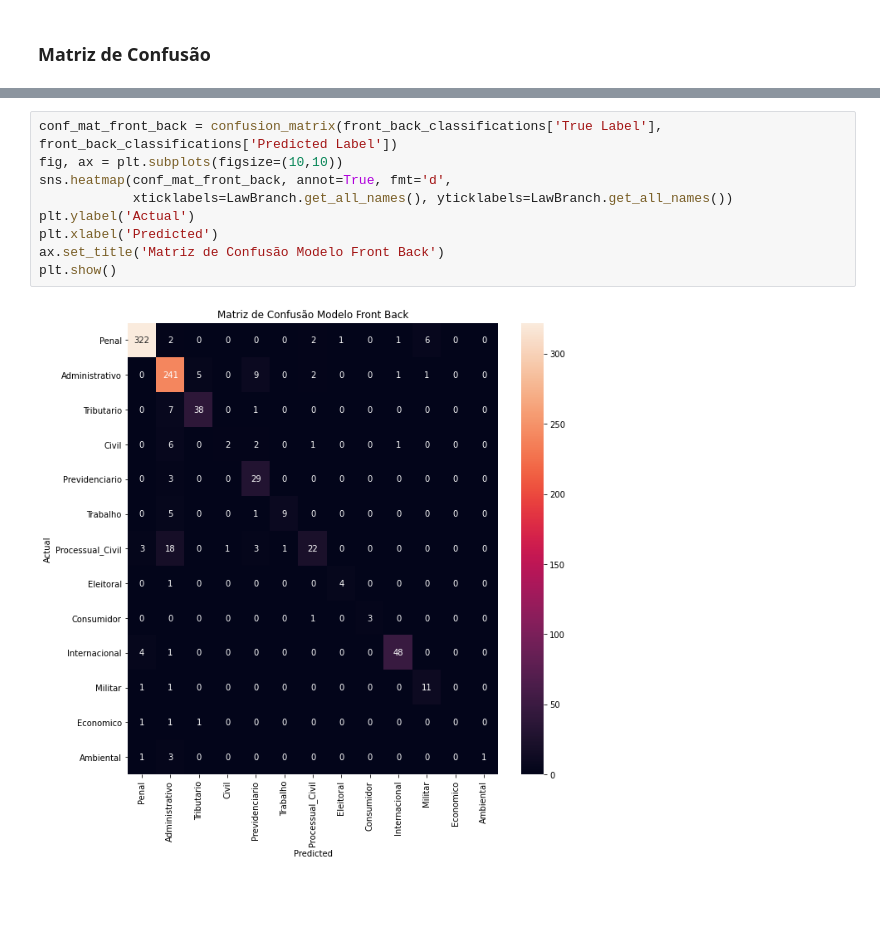
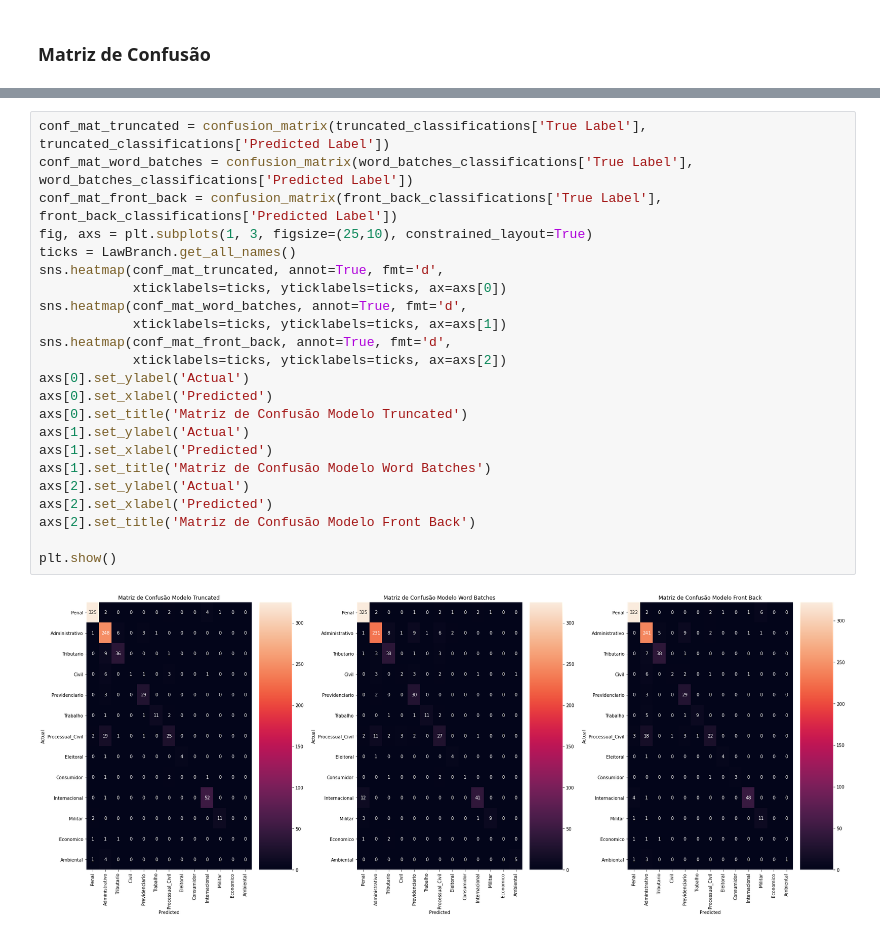
Before and after one commit to yurickyh/JudgementClassifier, a Jupyter notebook: model/Metrics.ipynb, the cells around one changed output, grey strips where cells are left out. Saved outputs shown, nothing was run; the diff lists cells and outputs as text; blank space fills up the shorter version.

```diff
--- a/model/Metrics.ipynb
+++ b/model/Metrics.ipynb
@@ -618,11 +468,25 @@ plt.show()
-# %%
-conf_mat_front_back = confusion_matrix(front_back_classifications['True Label'], front_back_classifications['Predicted Label'])
-fig, ax = plt.subplots(figsize=(10,10))
-sns.heatmap(conf_mat_front_back, annot=True, fmt='d',
-            xticklabels=LawBranch.get_all_names(), yticklabels=LawBranch.get_all_names())
-plt.ylabel('Actual')
-plt.xlabel('Predicted')
-ax.set_title('Matriz de Confusão Modelo Front Back')
-plt.show()
-# %% [output]
-[figure, removed]
+# %%
+conf_mat_truncated = confusion_matrix(truncated_classifications['True Label'], truncated_classifications['Predicted Label'])
+conf_mat_word_batches = confusion_matrix(word_batches_classifications['True Label'], word_batches_classifications['Predicted Label'])
+conf_mat_front_back = confusion_matrix(front_back_classifications['True Label'], front_back_classifications['Predicted Label'])
+fig, axs = plt.subplots(1, 3, figsize=(25,10), constrained_layout=True)
+ticks = LawBranch.get_all_names()
+sns.heatmap(conf_mat_truncated, annot=True, fmt='d',
+            xticklabels=ticks, yticklabels=ticks, ax=axs[0])
+sns.heatmap(conf_mat_word_batches, annot=True, fmt='d',
+            xticklabels=ticks, yticklabels=ticks, ax=axs[1])
+sns.heatmap(conf_mat_front_back, annot=True, fmt='d',
+            xticklabels=ticks, yticklabels=ticks, ax=axs[2])
+axs[0].set_ylabel('Actual')
+axs[0].set_xlabel('Predicted')
+axs[0].set_title('Matriz de Confusão Modelo Truncated')
+axs[1].set_ylabel('Actual')
+axs[1].set_xlabel('Predicted')
+axs[1].set_title('Matriz de Confusão Modelo Word Batches')
+axs[2].set_ylabel('Actual')
+axs[2].set_xlabel('Predicted')
+axs[2].set_title('Matriz de Confusão Modelo Front Back')
+
+plt.show()
+# %% [output]
+[figure, added]
```
Also changed, not shown: parts of 15 cells of this notebook.
